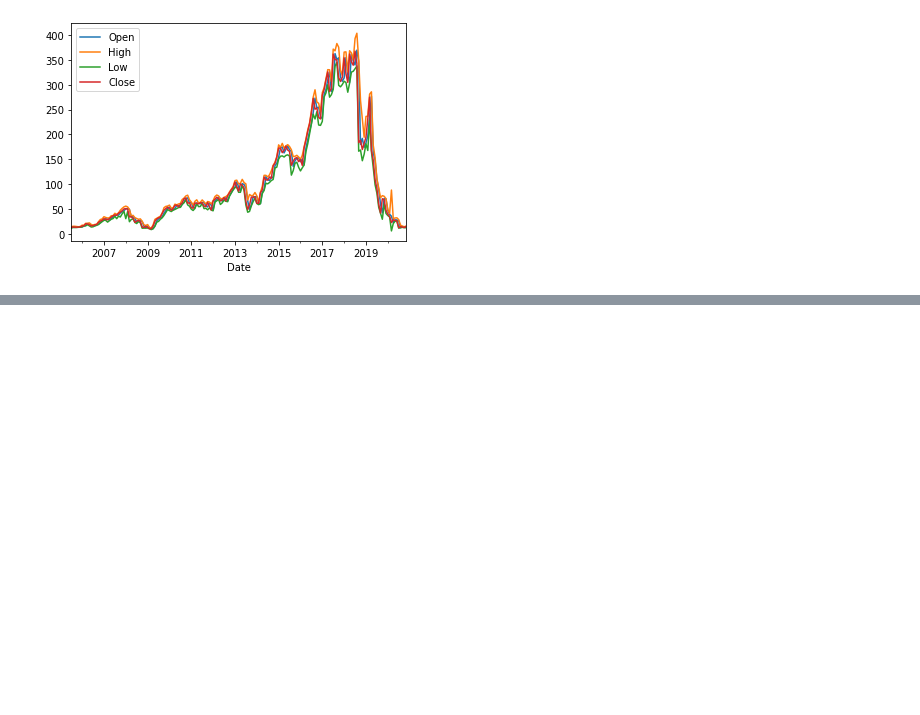
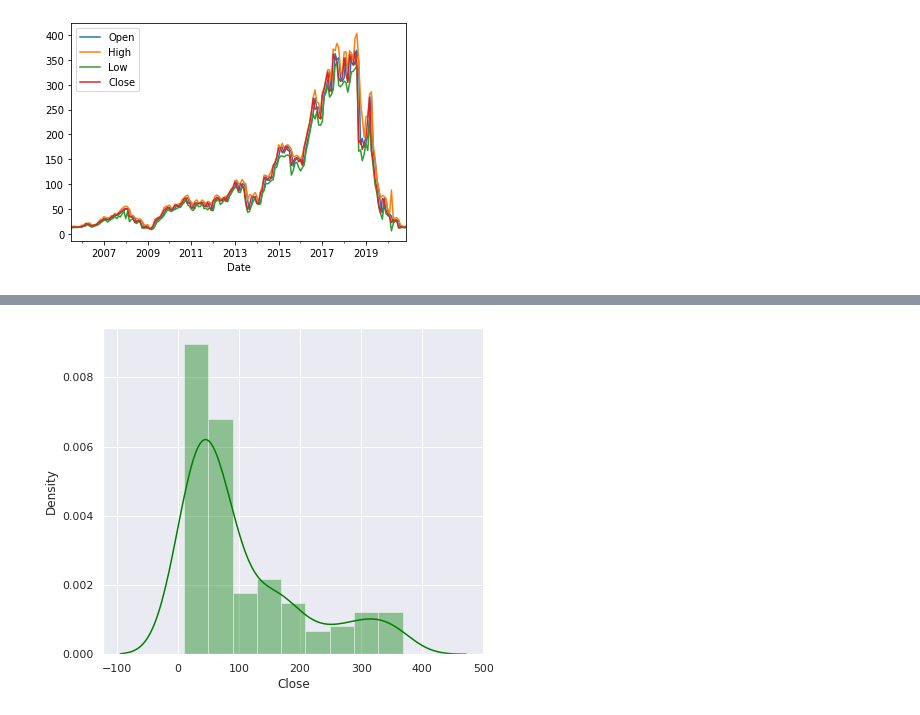
Before and after one commit to kunalNbadgujar/YES-BANK-STOCK-CLOSING-PRICE-PREDICTION, a Jupyter notebook: team_YESBANK_STOCK_CLOSING_PRICE_PREDICTION.ipynb, the cells around one changed output, grey strips where cells are left out. Saved outputs shown, nothing was run; the diff lists cells and outputs as text; code cells hidden in the pictures; blank space fills up the shorter version.

```diff
--- a/team_YESBANK_STOCK_CLOSING_PRICE_PREDICTION.ipynb
+++ b/team_YESBANK_STOCK_CLOSING_PRICE_PREDICTION.ipynb
@@ -196,0 +235,9 @@ plt.show()
+# %%
+# DIPENDANT VARIABLE
+
+plt.figure(figsize=(15,6))
+sns.set()
+plt.subplot(1, 2, 1)
+fig = sns.distplot(df1['Close'],color='green')
+# %% [output]
+[figure, added]
```
Also changed, not shown: parts of 9 cells of this notebook.
